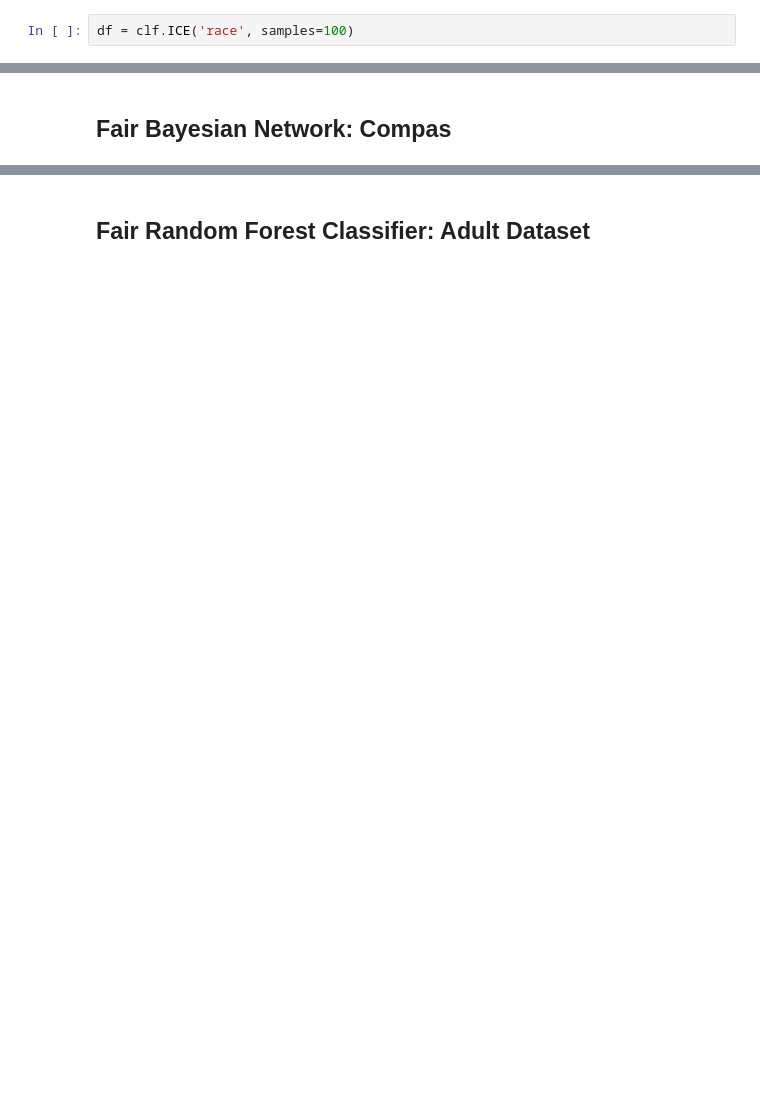
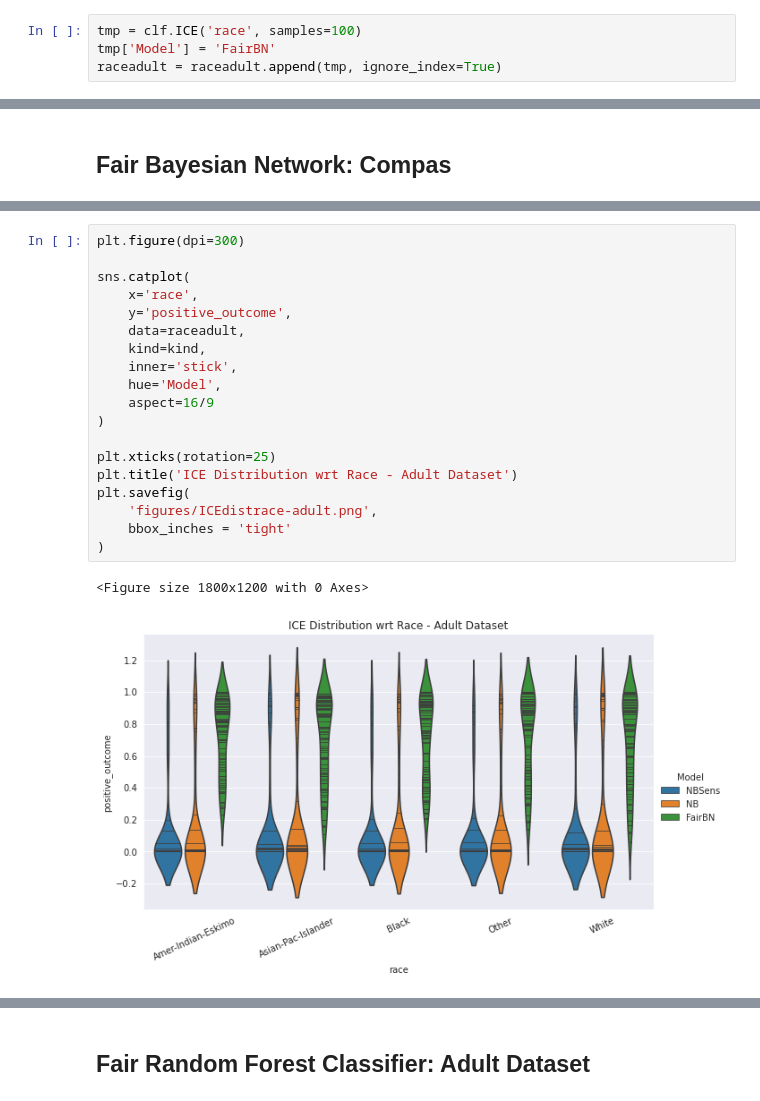
Before and after one commit to bcwein/Forseti, a Jupyter notebook: notebooks/local-agnostic.ipynb, the cells around one changed output, grey strips where cells are left out. Saved outputs shown, nothing was run; the diff lists cells and outputs as text; blank space fills up the shorter version.

```diff
--- a/notebooks/local-agnostic.ipynb
+++ b/notebooks/local-agnostic.ipynb
@@ -229,2 +129,4 @@ plt.xticks(rotation=25)
 # %%
-df = clf.ICE('race', samples=100)
+tmp = clf.ICE('race', samples=100)
+tmp['Model'] = 'FairBN'
+raceadult = raceadult.append(tmp, ignore_index=True)
@@ -287,0 +178,22 @@ plt.xticks(rotation=25)
+# %%
+plt.figure(dpi=300)
+
+sns.catplot(
+    x='race',
+    y='positive_outcome',
+    data=raceadult,
+    kind=kind,
+    inner='stick',
+    hue='Model',
+    aspect=16/9
+)
+
+plt.xticks(rotation=25)
+plt.title('ICE Distribution wrt Race - Adult Dataset')
+plt.savefig(
+    'figures/ICEdistrace-adult.png',
+    bbox_inches = 'tight'
+)
+# %% [output]
+<Figure size 1800x1200 with 0 Axes>
+[figure, added]
```
Also changed, not shown: parts of 22 cells of this notebook, 18 other files.
